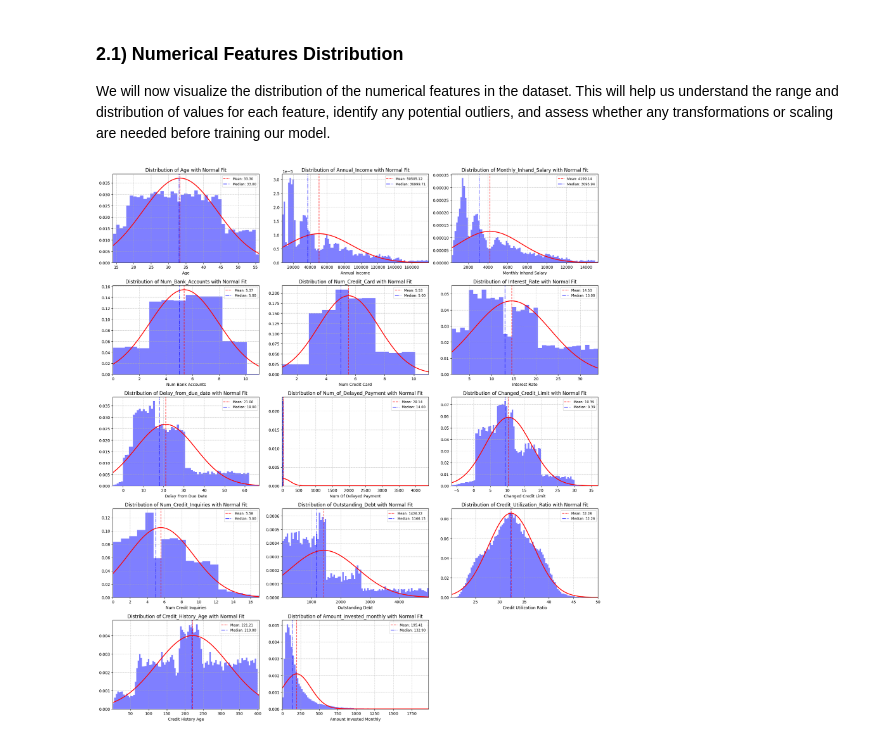
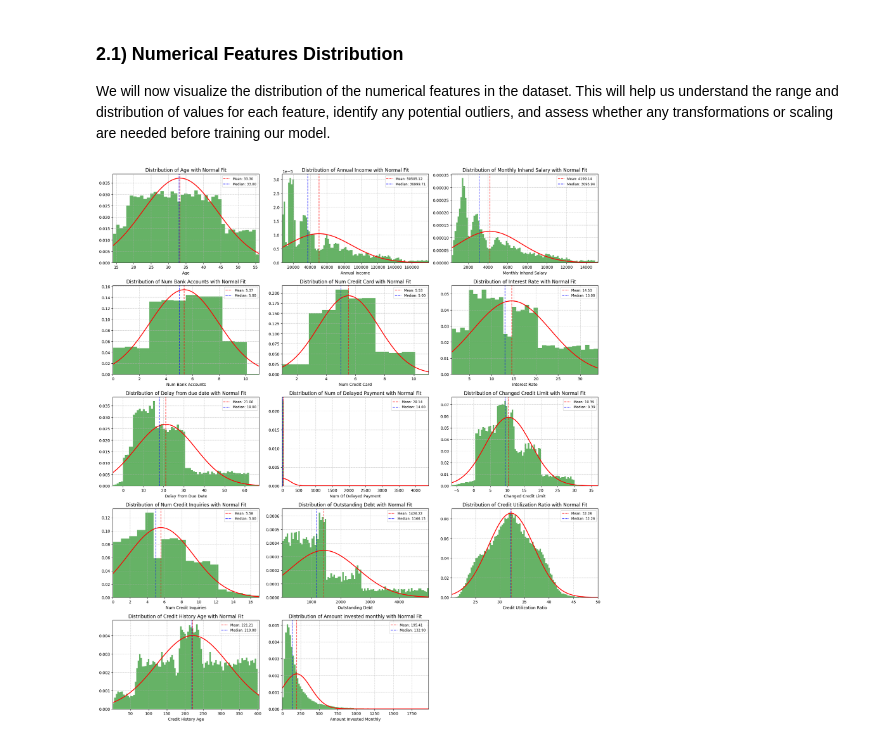
Before and after one commit to lelloxx/Advanced_Coding_Project_LUISS_2024-25, a Jupyter notebook: EDA.ipynb, the cells around one changed output. Drawn from its saved outputs; the diff is of its cells as text; code cells hidden in the pictures.

```diff
--- a/EDA.ipynb
+++ b/EDA.ipynb
@@ -27,7 +28,7 @@ if columns_to_drop[0] in clean_credit_card_df.columns:
 # Merge City and Street columns into a single Address column (at the start of the DataFrame)
 if 'City' in clean_credit_card_df.columns and 'Street' in clean_credit_card_df.columns:
     clean_credit_card_df['Address'] = clean_credit_card_df['City'] + ', ' + clean_credit_card_df['Street']
-    clean_credit_card_df.drop(columns=['City', 'Street'], inplace=True)
+    clean_credit_card_df.drop(columns=['Street'], inplace=True) # Drop the original Street column
     address_column = clean_credit_card_df.pop('Address')
     clean_credit_card_df.insert(0, 'Address', address_column)
 # %% [markdown]
@@ -40,7 +41,6 @@ for value in loan_values:
     value = value.replace('and ', '')
     unique_loan_values.add(value)
 
-
 # Create new columns for each unique loan type
 for loan_type in unique_loan_values:
     clean_credit_card_df[loan_type] = clean_credit_card_df['Type_of_Loan'].fillna('').str.count(loan_type)
@@ -48,6 +48,9 @@ for loan_type in unique_loan_values:
 loan_columns = list(unique_loan_values)
 # For rows where Num_of_Loan == 0, set all loan columns to 0
 clean_credit_card_df.loc[clean_credit_card_df['Num_of_Loan'] == 0, loan_columns] = 0
+
+# Drop the original 'Type_of_Loan' column
+clean_credit_card_df.drop(columns=['Type_of_Loan'], inplace=True)
 # %% [markdown]
 We can now check the consistency of the results by comparing the number of loans, stored in the `Num_of_Loan` column, with the sum of the new columns we created. If they are equal, we can be sure that our processing was correct.
 # %%
@@ -118,35 +126,35 @@ for i, col in enumerate(numeric_features):
 
     # Plot histogram with density normalization
     n_bins = 0
-    ax.hist(data, bins = min(len(data.unique()), 100), density=True, alpha=0.5, color='blue')
+    ax.hist(data, bins = min(len(data.unique()), 100), density=True, alpha=0.6, color='green')
     ax.set_xlim(data.min(), data.max())  # Set x-axis limits to focus on the range of interest
 
     # Fit a normal distribution to the data and plot it
     mu, std = norm.fit(data)
     x = np.linspace(data.min(), data.max(), 100)
     y = norm.pdf(x, mu, std)
     ax.plot(x, y, 'r-', lw=2)
 
     # Add vertical lines for mean and median
     mean_val = data.mean()
     median_val = data.median()
     ax.axvline(mean_val, color='red', linestyle='--', alpha=0.7, label=f'Mean: {mean_val:.2f}')
-    ax.axvline(median_val, color='blue', linestyle='-.', alpha=0.7, label=f'Median: {median_val:.2f}')
+    ax.axvline(median_val, color='blue', linestyle='--', alpha=0.7, label=f'Median: {median_val:.2f}')
 
     # Add legend, grid, and style ticks
     ax.legend(fontsize='small')
     ax.grid(True, linestyle='--', alpha=0.7)
     ax.tick_params(axis='both', which='major', labelsize=10)
 
     # Set titles and labels
-    ax.set_title(f'Distribution of {col} with Normal Fit')
+    ax.set_title(f'Distribution of {str(col).replace("_", " ")} with Normal Fit')
     ax.set_xlabel(str(col).replace('_', ' ').title())
 
 # Remove any unused subplots if n_features is not a multiple of n_cols
 for j in range(i + 1, len(axes)):
     fig.delaxes(axes[j])
 
 plt.tight_layout()
 plt.show()
 # %% [output]
-[figure, old version]
+[figure, new version]
```
Also changed, not shown: parts of 15 cells of this notebook, 1 other file.
